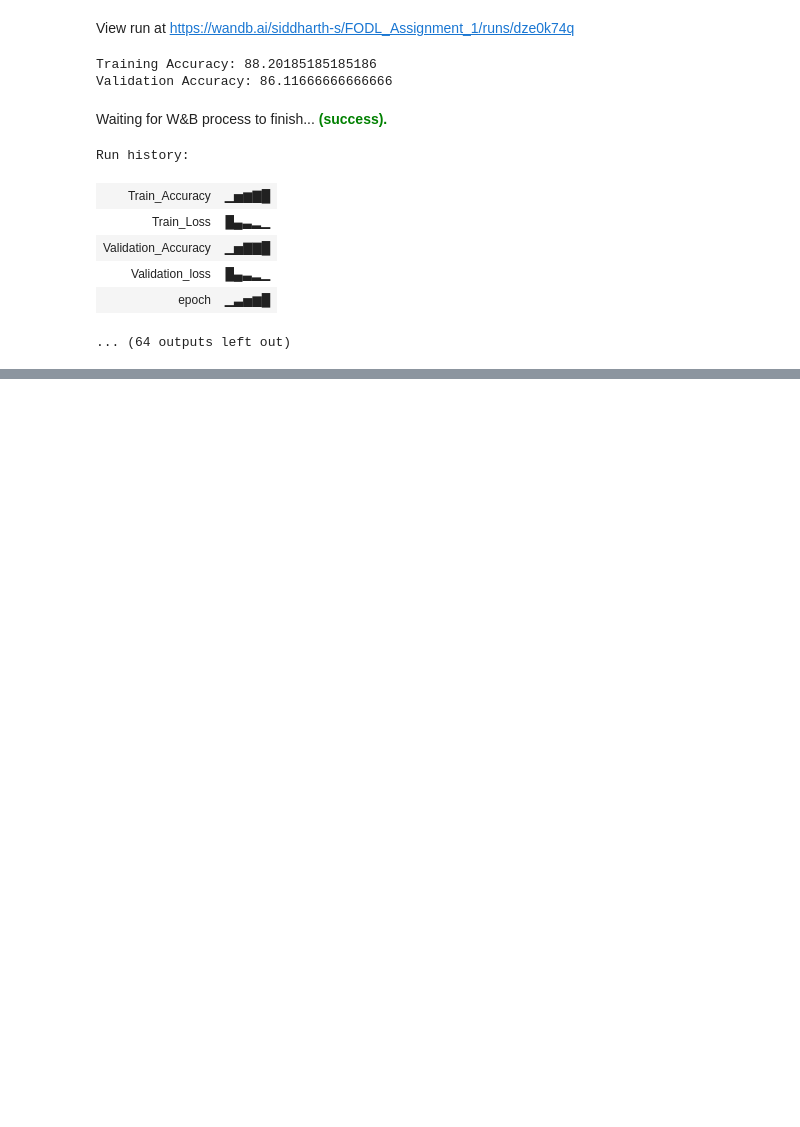
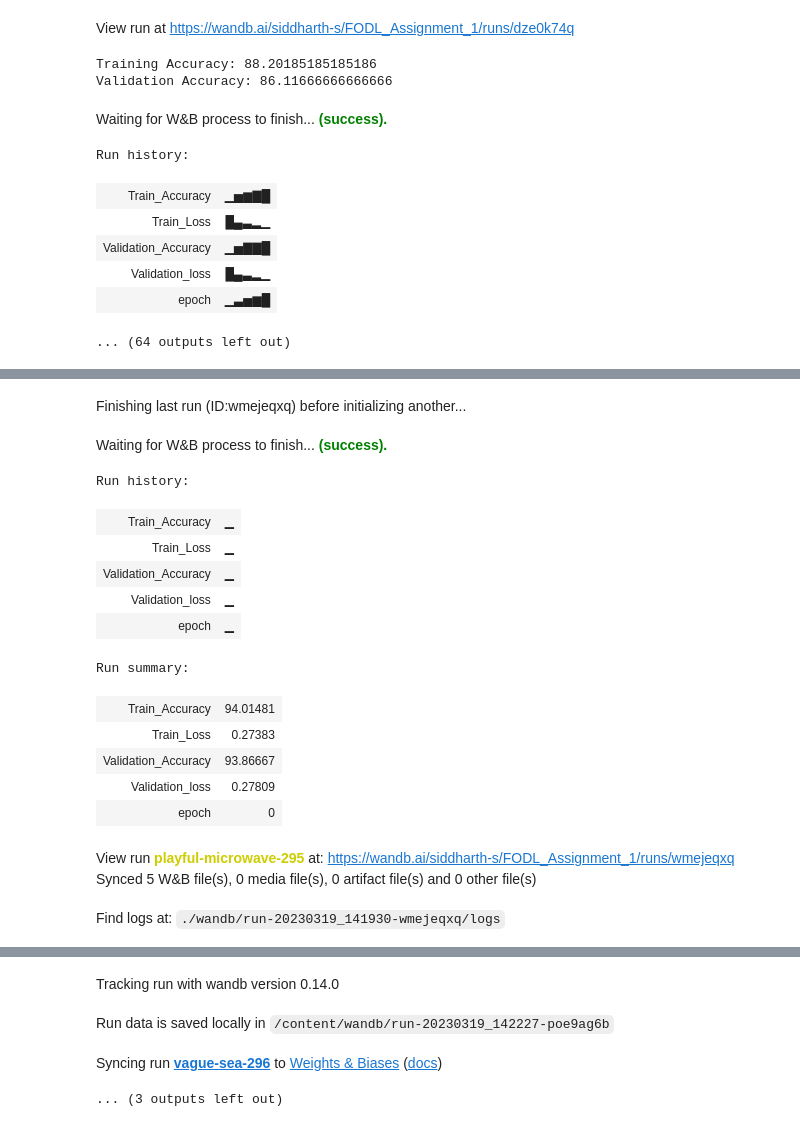
Before and after one commit to Siddharth02003/CS6910_assignment_1, a Jupyter notebook: CS6910_assignment_1.ipynb, the cells around one changed output, grey strips where cells are left out. Saved outputs shown, nothing was run; the diff lists cells and outputs as text; code cells hidden in the pictures; blank space fills up the shorter version.

```diff
--- a/CS6910_assignment_1.ipynb
+++ b/CS6910_assignment_1.ipynb
@@ -880,0 +1002,62 @@ Run history:
+# %%
+#Configuration 2
+
+activation_function= "tanh"
+initialization_type= "xavier"
+lambd=0.0005
+learning_rate=0.001
+max_epochs=7
+mini_batch_size=32
+number_hidden_layers=5
+number_neurons=128
+optimization_function=rmsprop
+loss_function = "cross_entropy"
+
+layers=[784]
+for i in range(number_hidden_layers):
+  layers=layers+[number_neurons]
+layers=layers+[10]
+
+
+config_confmat = {
+      'number_hidden_layers': 5,
+      'number_neurons': 128,
+      'learning_rate': 0.0001,
+      'initialization_type': "xavier",
+      'activation_function':'tanh',
+      'mini_batch_size' : 32,
+      'max_epochs': 7,
+      'lambd': 0.0005,
+      'optimization_function': "rmsprop"
+  }
+
+wandb.init(config=config_confmat,entity=entity_name, project=project_name)
+wandb.run.name="MNIST_trials"
+wandb_log=True
+
+w=weights(layers)
+parameters = w.weight_init(init_type = initialization_type)
+parameters, train_acc, val_acc = gradient_descent(X_train, y_train,learning_rate, max_epochs, layers, mini_batch_size, lambd, loss_function, activation_function, parameters,optimization_function,wandb_log)
+res = run_inference(X_test,y_test, parameters, activation_function, layers)
+
+
+accuracy=accuracy_calc(res,y_test)
+print("Test Accuracy:",accuracy)
+# %% [output]
+Finishing last run (ID:wmejeqxq) before initializing another...
+Waiting for W&B process to finish... (success).
+Run history:
+| Train_Accuracy | ▁ |
+| Train_Loss | ▁ |
+| Validation_Accuracy | ▁ |
+| Validation_loss | ▁ |
+| epoch | ▁ |
+Run summary:
+| Train_Accuracy | 94.01481 |
+| Train_Loss | 0.27383 |
+| Validation_Accuracy | 93.86667 |
+| Validation_loss | 0.27809 |
+| epoch | 0 |
+View run playful-microwave-295 at: https://wandb.ai/siddharth-s/FODL_Assignment_1/runs/wmejeqxq
+Synced 5 W&B file(s), 0 media file(s), 0 artifact file(s) and 0 other file(s)
+Find logs at: ./wandb/run-20230319_141930-wmejeqxq/logs
@@ -880,0 +1065,4 @@ Run history:
+Tracking run with wandb version 0.14.0
+Run data is saved locally in /content/wandb/run-20230319_142227-poe9ag6b
+Syncing run vague-sea-296 to Weights & Biases (docs)
+... (3 outputs left out)
```
Also changed, not shown: parts of 6 cells of this notebook.
